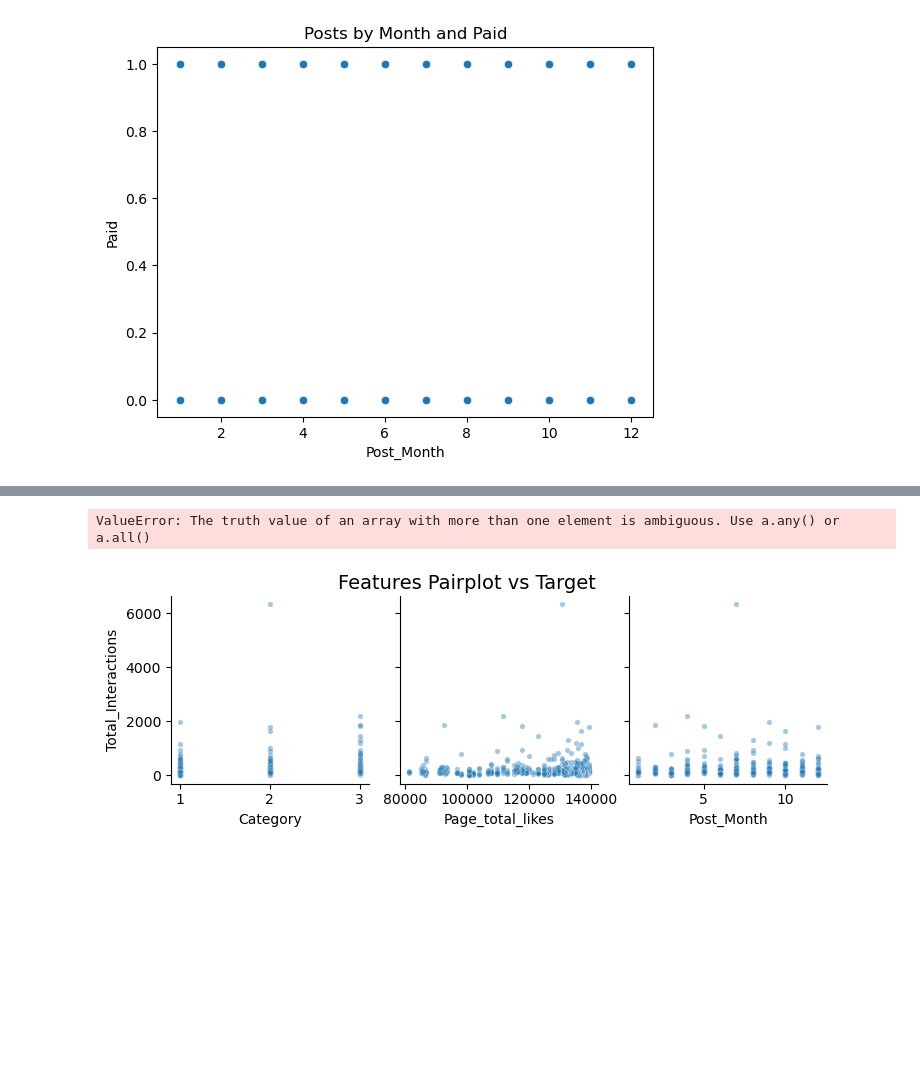
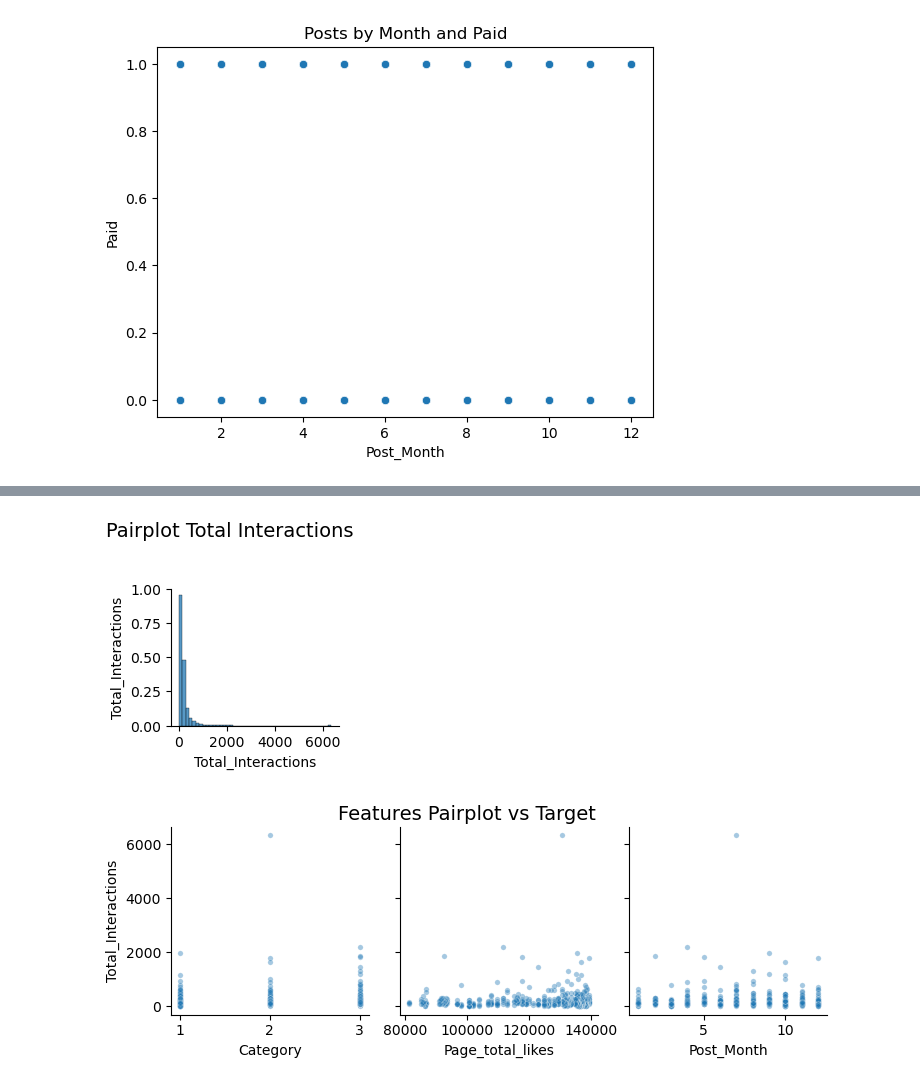
Before and after one commit to winni-datadiva/Fb-Metrics-Modeling, a Jupyter notebook: N0tebooks/Facebook Metrics EDA.ipynb, the cells around one changed output, grey strips where cells are left out. Cells and saved outputs as stored; diff of their text form; code cells hidden in the pictures; blank space fills up the shorter version.

```diff
--- a/N0tebooks/Facebook Metrics EDA.ipynb
+++ b/N0tebooks/Facebook Metrics EDA.ipynb
@@ -414,14 +433,14 @@ plt.show()
 # %%
 # Pairplot
-sns.pairplot(df, y_vars=['Total_Interactions'],
+sns.pairplot(df, vars=['Total_Interactions'],
     x_vars =[df.columns],
     plot_kws={'alpha': 0.4, 's': 15})
 
-plt.suptitle('Pairplot', fontsize=14, y=1.05)
+plt.suptitle('Pairplot Total Interactions', fontsize=14, y=1.05)
 plt.tight_layout()
 plt.show()
 # %% [output]
-ValueError: The truth value of an array with more than one element is ambiguous. Use a.any() or a.all()
+[figure, added]
 # %%
 # Pairplot of features vs target part 1
 sns.pairplot(df, y_vars=['Total_Interactions'],
```
Also changed, not shown: parts of 5 cells of this notebook.
